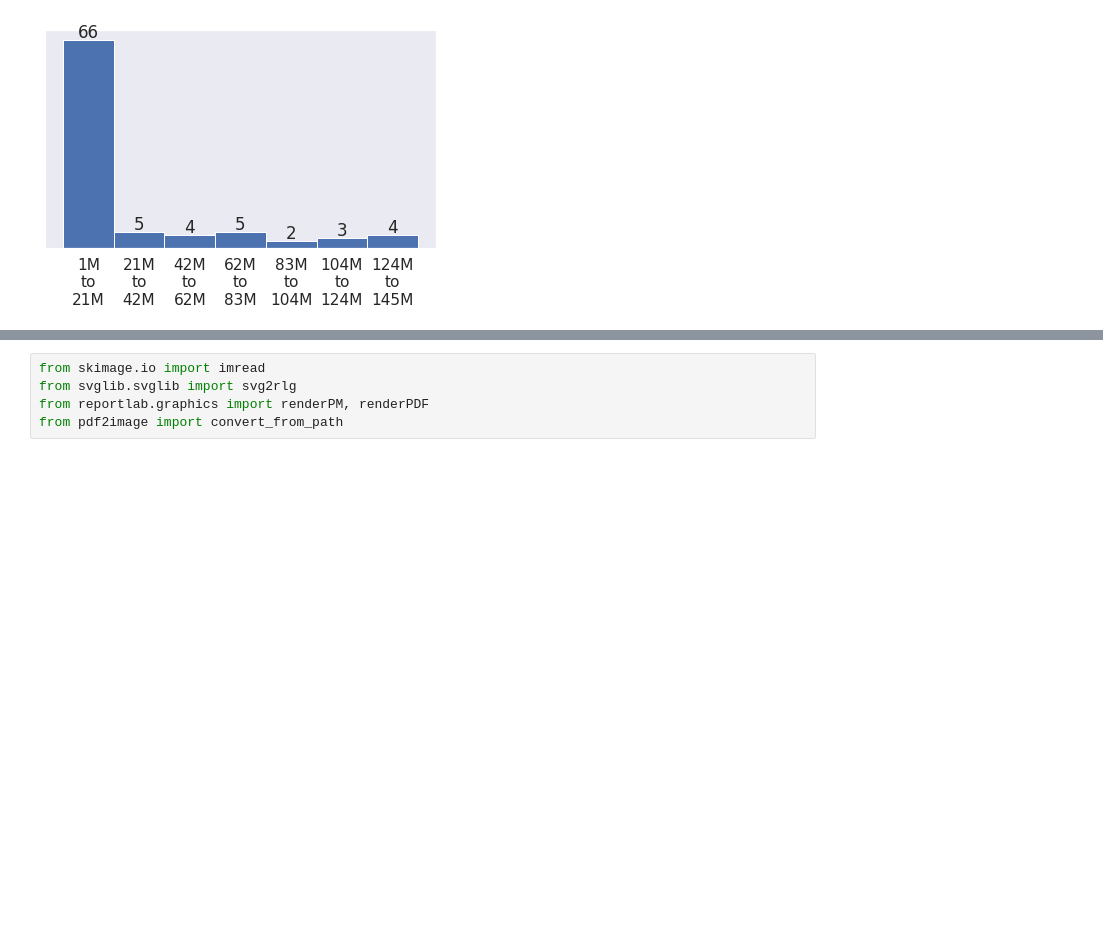
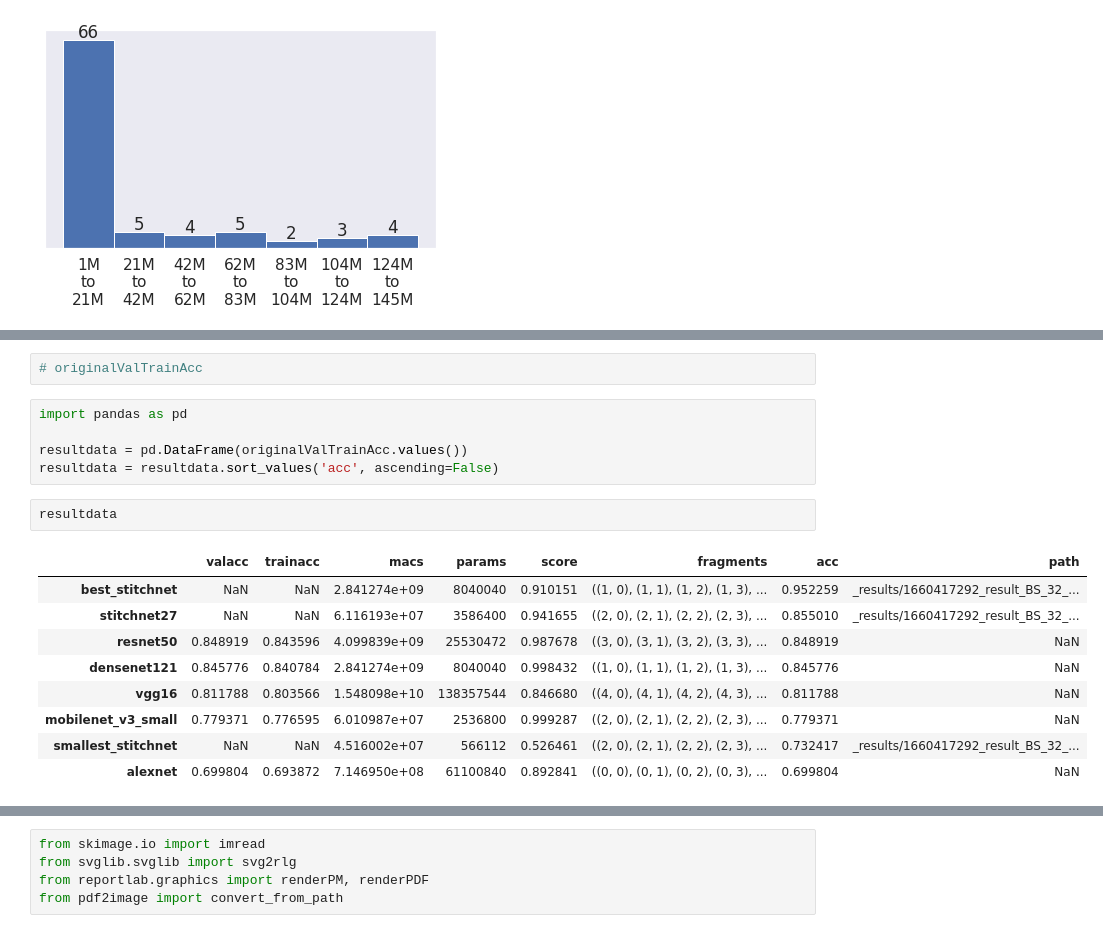
Before and after one commit to steerapi/stitchnet, a Jupyter notebook: 09_plot_results.ipynb, the cells around one changed output, grey strips where cells are left out. Cells and saved outputs as stored; diff of their text form; blank space fills up the shorter version.

```diff
--- a/09_plot_results.ipynb
+++ b/09_plot_results.ipynb
@@ -156,0 +193,19 @@ for originalFile in originalFiles:
+# %%
+# originalValTrainAcc
+# %%
+import pandas as pd
+
+resultdata = pd.DataFrame(originalValTrainAcc.values())
+resultdata = resultdata.sort_values('acc', ascending=False)
+# %%
+resultdata
+# %% [output]
+|  | valacc | trainacc | macs | params | score | fragments | acc | path |
+| best_stitchnet | NaN | NaN | 2.841274e+09 | 8040040 | 0.910151 | ((1, 0), (1, 1), (1, 2), (1, 3), ... | 0.952259 | _results/1660417292_result_BS_32_... |
+| stitchnet27 | NaN | NaN | 6.116193e+07 | 3586400 | 0.941655 | ((2, 0), (2, 1), (2, 2), (2, 3), ... | 0.855010 | _results/1660417292_result_BS_32_... |
+| resnet50 | 0.848919 | 0.843596 | 4.099839e+09 | 25530472 | 0.987678 | ((3, 0), (3, 1), (3, 2), (3, 3), ... | 0.848919 | NaN |
+| densenet121 | 0.845776 | 0.840784 | 2.841274e+09 | 8040040 | 0.998432 | ((1, 0), (1, 1), (1, 2), (1, 3), ... | 0.845776 | NaN |
+| vgg16 | 0.811788 | 0.803566 | 1.548098e+10 | 138357544 | 0.846680 | ((4, 0), (4, 1), (4, 2), (4, 3), ... | 0.811788 | NaN |
+| mobilenet_v3_small | 0.779371 | 0.776595 | 6.010987e+07 | 2536800 | 0.999287 | ((2, 0), (2, 1), (2, 2), (2, 3), ... | 0.779371 | NaN |
+| smallest_stitchnet | NaN | NaN | 4.516002e+07 | 566112 | 0.526461 | ((2, 0), (2, 1), (2, 2), (2, 3), ... | 0.732417 | _results/1660417292_result_BS_32_... |
+| alexnet | 0.699804 | 0.693872 | 7.146950e+08 | 61100840 | 0.892841 | ((0, 0), (0, 1), (0, 2), (0, 3), ... | 0.699804 | NaN |
```
Also changed, not shown: parts of 10 cells of this notebook, 19 other files.
